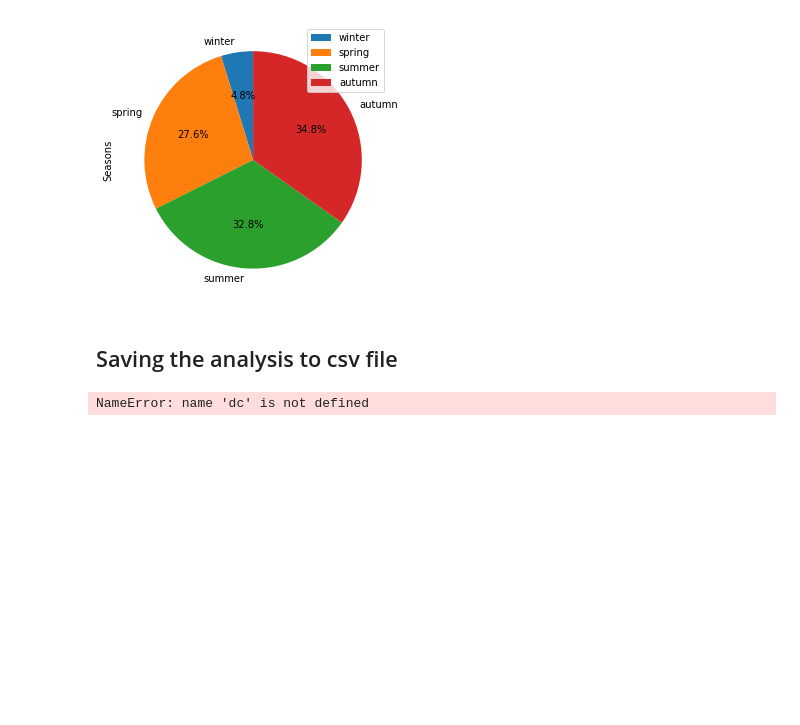
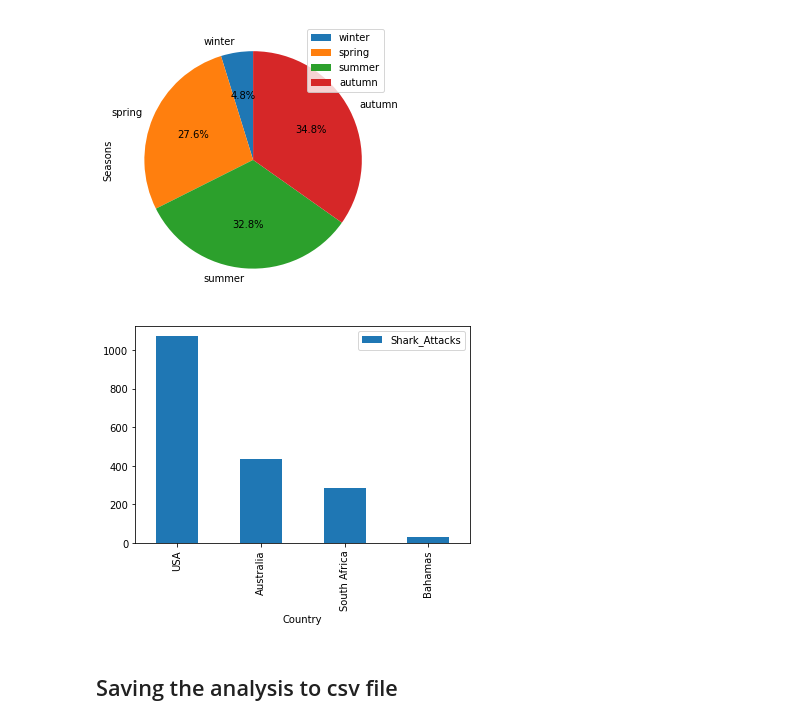
Before and after one commit to AlbertJlobera/-data-cleaning-pandas-, a Jupyter notebook: analysis.ipynb, the cells around one changed output. Drawn from its saved outputs; the diff is of its cells as text; code cells hidden in the pictures; blank space fills up the shorter version.

```diff
--- a/analysis.ipynb
+++ b/analysis.ipynb
@@ -114,9 +114,19 @@ df.plot.pie(y='Seasons',figsize=(5, 5),autopct='%1.1f%%', startangle=90)
 plt.show()
 # %% [output]
 [figure]
+# %%
+# Graphic with countries with more shark attacks
+
+Data = {'Country': ["USA","Australia","South Africa","Bahamas"],
+        'Shark_Attacks': [1074,435,285,32]
+       }
+
+cd = pd.DataFrame(Data,columns=['Country','Shark_Attacks'])
+cd.plot(x ='Country', y='Shark_Attacks', kind = 'bar')
+plt.show()
+# %% [output]
+[figure, added]
 # %% [markdown]
 ## Saving the analysis to csv file
 # %%
-dc.to_csv("../../../Ironhack/analysis.csv")
+df.to_csv("../../../Ironhack/analysis.csv")
-# %% [output]
-NameError: name 'dc' is not defined
```
Also changed, not shown: 1 other file.
